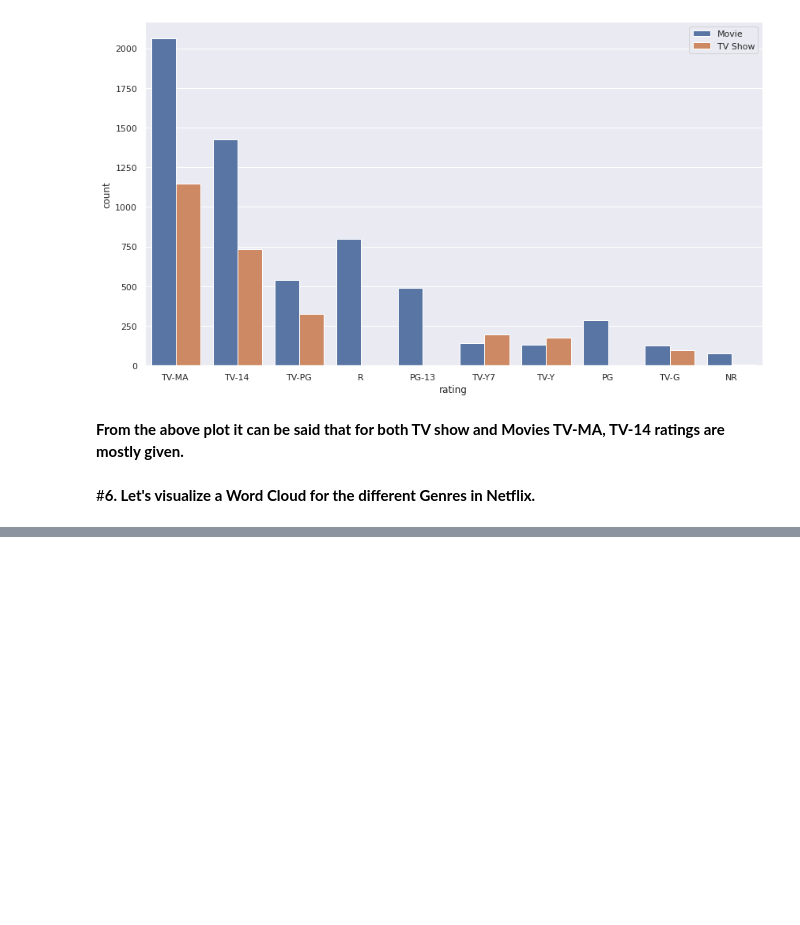
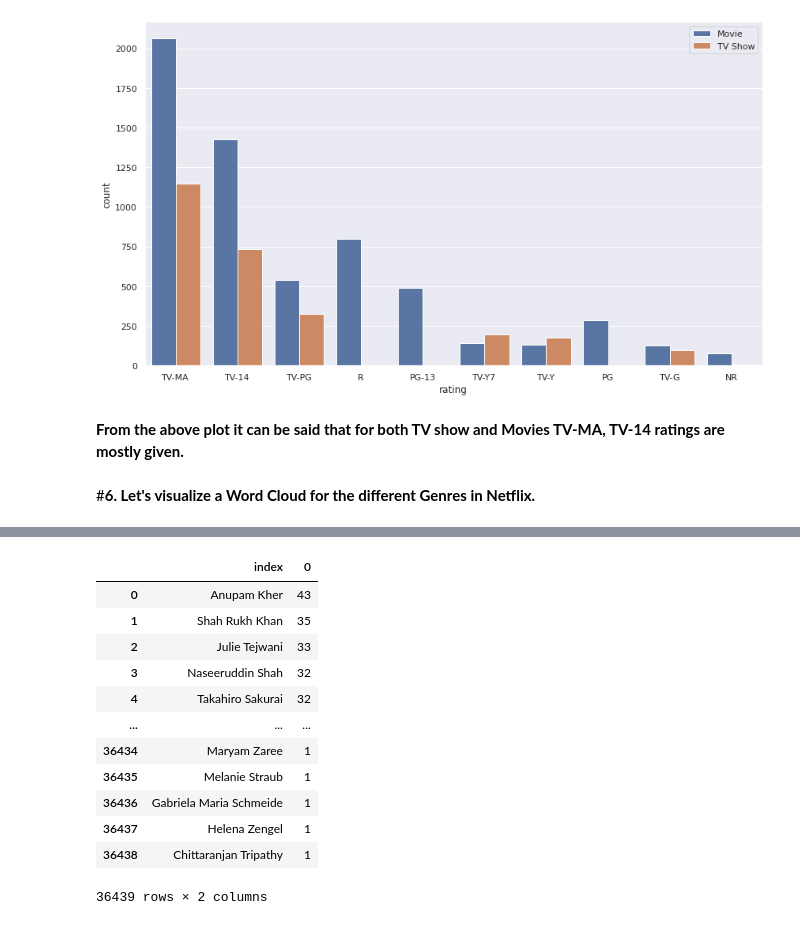
Before and after one commit to Kousikdutta1/Netflix-Shows-and-Movies-Dataset-Analysis, a Jupyter notebook: Netflix_Data_Analysis.ipynb, the cells around one changed output, grey strips where cells are left out. Cells and saved outputs as stored; diff of their text form; code cells hidden in the pictures; blank space fills up the shorter version.

```diff
--- a/Netflix_Data_Analysis.ipynb
+++ b/Netflix_Data_Analysis.ipynb
@@ -732,0 +767,16 @@ plt.show();
+# %%
+filtered_cast_shows.value_counts().reset_index()
+# %% [output]
+|  | index | 0 |
+| 0 | Anupam Kher | 43 |
+| 1 | Shah Rukh Khan | 35 |
+| 2 | Julie Tejwani | 33 |
+| 3 | Naseeruddin Shah | 32 |
+| 4 | Takahiro Sakurai | 32 |
+| ... | ... | ... |
+| 36434 | Maryam Zaree | 1 |
+| 36435 | Melanie Straub | 1 |
+| 36436 | Gabriela Maria Schmeide | 1 |
+| 36437 | Helena Zengel | 1 |
+| 36438 | Chittaranjan Tripathy | 1 |
+36439 rows × 2 columns
```
Also changed, not shown: parts of 8 cells of this notebook.
